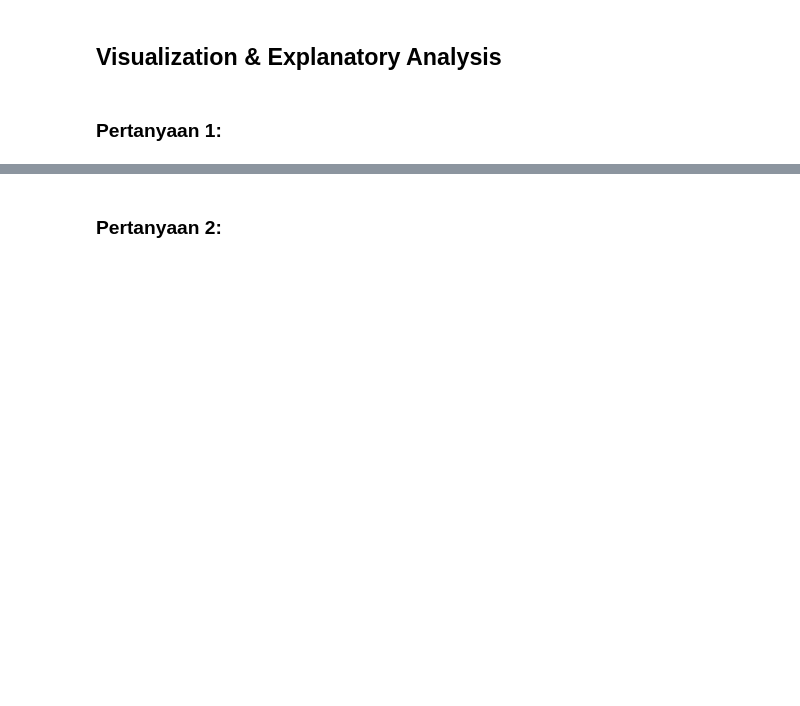
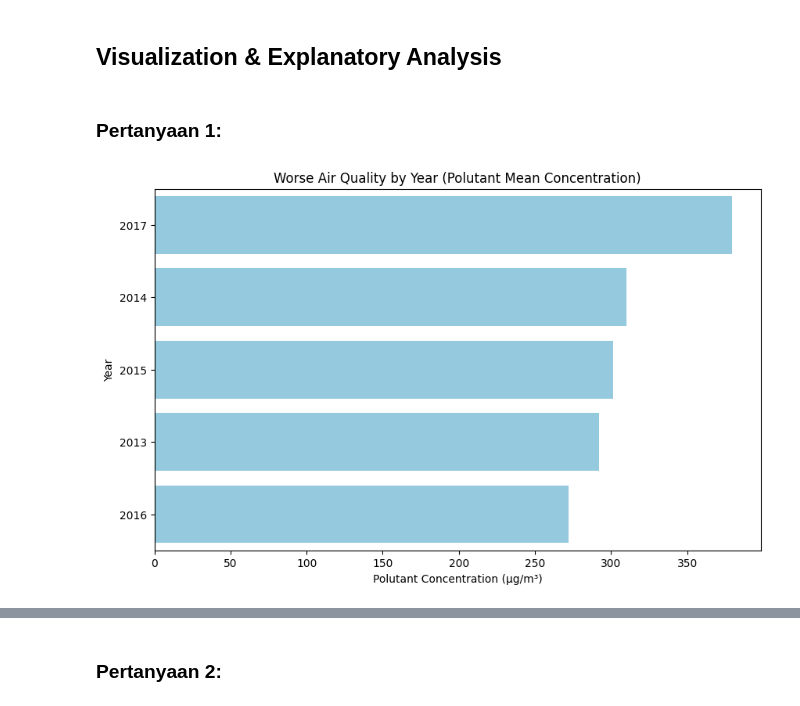
Before and after one commit to Aikonbyu/AirQualityDataAnalysis, a Jupyter notebook: Proyek_Analisis_Data.ipynb, the cells around one changed output, grey strips where cells are left out. Drawn from its saved outputs; the diff is of its cells as text; code cells hidden in the pictures; blank space fills up the shorter version.

```diff
--- a/Proyek_Analisis_Data.ipynb
+++ b/Proyek_Analisis_Data.ipynb
@@ -1021,3 +1032,17 @@ dtype: float64
 ## Visualization & Explanatory Analysis
 # %% [markdown]
 ### Pertanyaan 1:
+# %%
+# Visualisasi Kualitas Udara Berdasarkan Tahun dan Polutan
+all_air_quality_year = air_quality_year.drop(columns=["O3"])
+all_air_quality_year.index = all_air_quality_year.index.astype(str)
+all_air_quality_year_mean = all_air_quality_year.mean(axis=1).sort_values(ascending=False)
+all_air_quality_year_mean_df = all_air_quality_year_mean.to_frame(name="Mean Concentration")
+plt.figure(figsize=(10, 6))
+sns.barplot(x="Mean Concentration", y=all_air_quality_year_mean_df.index, data=all_air_quality_year_mean_df, color="skyblue")
+plt.title("Worse Air Quality by Year (Polutant Mean Concentration)")
+plt.xlabel("Polutant Concentration (µg/m³)")
+plt.ylabel("Year")
+plt.show()
+# %% [output]
+[figure, added]
```
Also changed, not shown: parts of 27 cells of this notebook, 1 other file.
